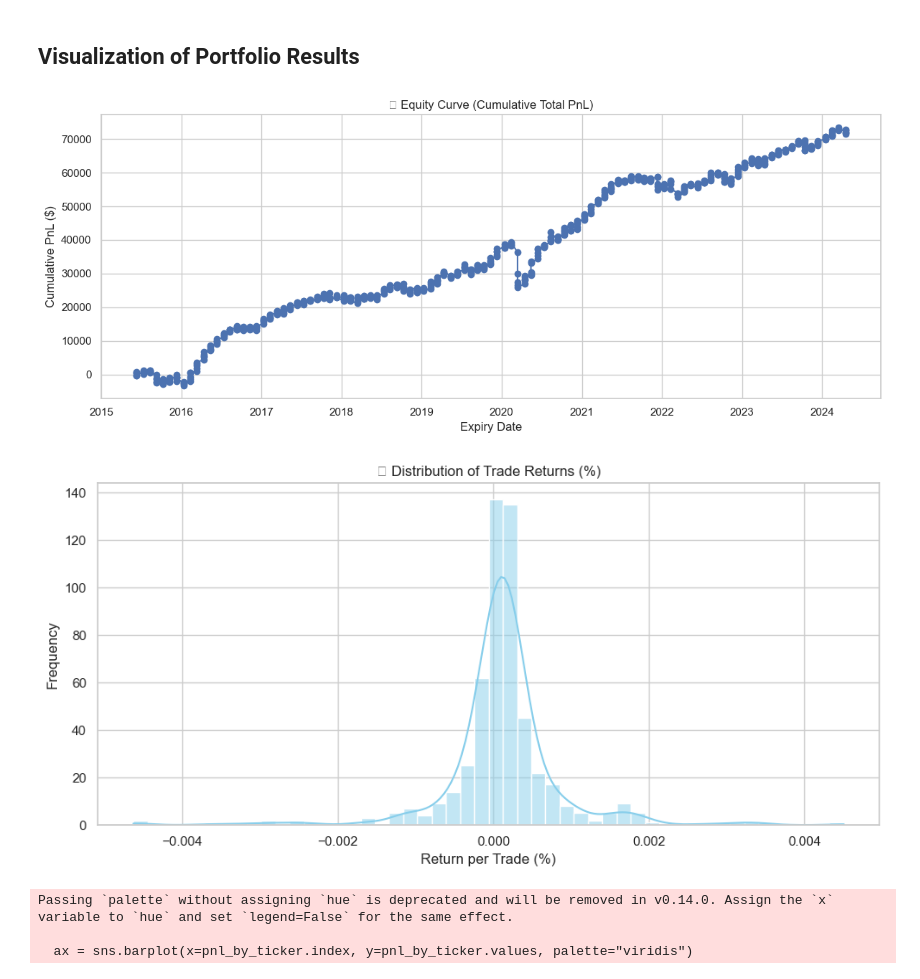
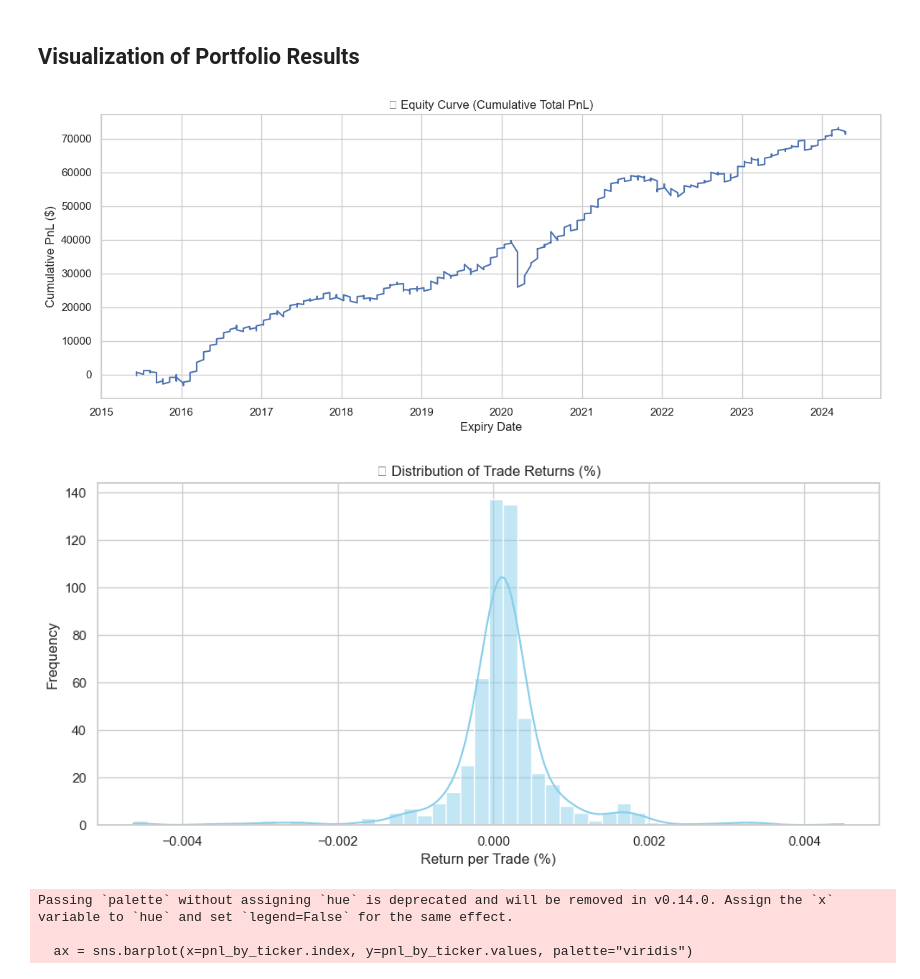
Before and after one commit to glade90/BuyWrite, a Jupyter notebook: FinalProject/notebooks/final_project_buywrite_clean.ipynb, the cells around one changed output. Cells and saved outputs as stored; diff of their text form; code cells hidden in the pictures.

```diff
--- a/FinalProject/notebooks/final_project_buywrite_clean.ipynb
+++ b/FinalProject/notebooks/final_project_buywrite_clean.ipynb
@@ -728,6 +804,18 @@ class BuyWritePortfolioSimulator:
             trade["Volatility"] = None
             trade["Vol_ZScore"] = None
 
+        # ✅ Add RealizedVol
+        expiry_date = pd.to_datetime(trade.get("ExpiryDate"))
+        try:
+            fwd_prices = df.loc[entry_date:expiry_date]["Close"]
+            log_returns = np.log(fwd_prices / fwd_prices.shift(1))
+            realized_vol = log_returns.std() * np.sqrt(252)
+        except Exception:
+            realized_vol = None
+
+        trade["RealizedVol"] = realized_vol
+
+        # ✅ Add correlation (already implemented)
         _, max_corr = self._is_correlated(ticker)
         trade["MaxCorrelation"] = max_corr
 
@@ -954,7 +1032,7 @@ portfolio_results = portfolio_results.sort_values("ExpiryDate")
 portfolio_results["CumulativePnL"] = portfolio_results["PnL_Total_position"].cumsum()
 
 plt.figure(figsize=(12, 5))
-plt.plot(portfolio_results["ExpiryDate"], portfolio_results["CumulativePnL"], marker='o')
+plt.plot(portfolio_results["ExpiryDate"], portfolio_results["CumulativePnL"], marker=None)
 plt.title("📈 Equity Curve (Cumulative Total PnL)")
 plt.xlabel("Expiry Date")
 plt.ylabel("Cumulative PnL ($)")
@@ -978,34 +1056,34 @@ pnl_by_ticker = (
     .sum()
     .sort_values(ascending=False)
 )
 
 plt.figure(figsize=(14, 6))
 ax = sns.barplot(x=pnl_by_ticker.index, y=pnl_by_ticker.values, palette="viridis")
 
 # Remove x-tick labels
 ax.set_xticks([])
 ax.set_xlabel("")
 
 # Add ticker labels on top of bars
 for bar, ticker in zip(ax.patches, pnl_by_ticker.index):
     height = bar.get_height()
     ax.text(
         bar.get_x() + bar.get_width() / 2,
         height + max(pnl_by_ticker.values) * 0.01,  # small offset above bar
         ticker,
         ha='center',
         va='bottom',
         fontsize=8,
         rotation=90
     )
 
 ax.set_title("🏷️ Total PnL by Ticker")
 ax.set_ylabel("Total PnL ($)")
 plt.tight_layout()
 plt.show()
 plt.show()
 # %% [output]
-[figure, old version]
+[figure, new version]
 [figure]
 Passing `palette` without assigning `hue` is deprecated and will be removed in v0.14.0. Assign the `x` variable to `hue` and set `legend=False` for the same effect.
 
```
Also changed, not shown: parts of 13 cells of this notebook.
